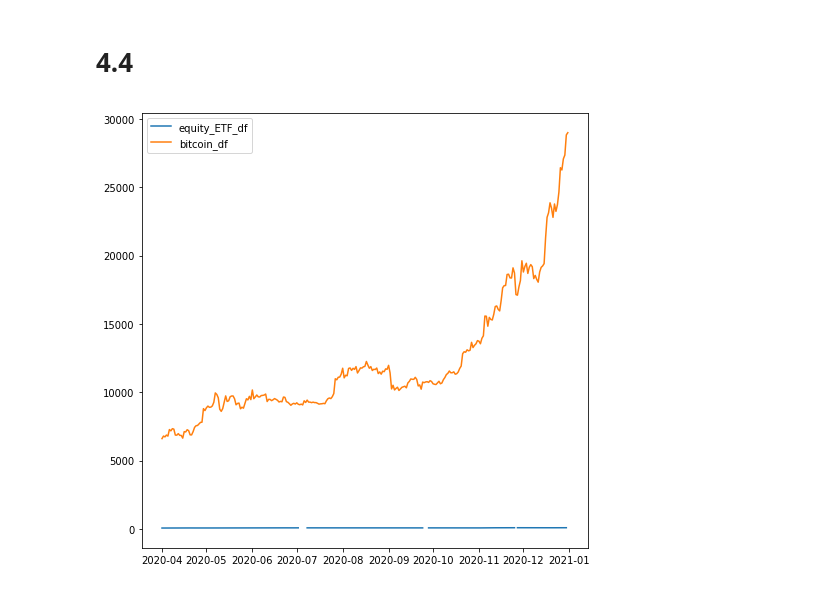
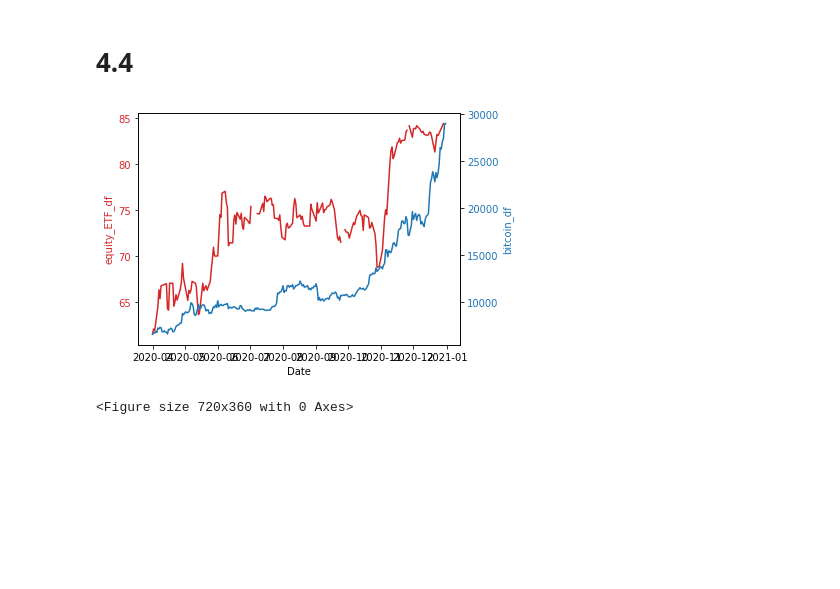
Before and after one commit to fabulouskorex/econometrics-WQU, a Jupyter notebook: korede_submission 2.ipynb, the cells around one changed output. Cells and saved outputs as stored; diff of their text form; code cells hidden in the pictures; blank space fills up the shorter version.

```diff
--- a/korede_submission 2.ipynb
+++ b/korede_submission 2.ipynb
@@ -171,10 +180,27 @@ plt.show()
 # %% [markdown]
 # 4.4
-# %%
-plt.figure(figsize=(8,8))
-plt.plot(equity_ETF_df["Close"],label="equity_ETF_df" )
-plt.plot(bitcoin_df["Close"],label="bitcoin_df" )
-plt.legend()
-plt.show()
-# %% [output]
-[figure, removed]
+# %%
+y1_data = equity_ETF_df["Close"]
+y2_data = bitcoin_df["Close"]
+fig, y1_axis = plt.subplots()
+plt.figure(figsize=(10,5))
+
+y1_color = 'tab:red'
+y2_color = 'tab:blue'
+
+y1_axis.set_xlabel('Date')
+y1_axis.set_ylabel('equity_ETF_df', color=y1_color)
+y1_axis.plot( y1_data, color=y1_color)
+y1_axis.tick_params(axis='y', labelcolor=y1_color)
+y2_axis = y1_axis.twinx()
+
+
+y2_axis.set_ylabel('bitcoin_df', color=y2_color)
+y2_axis.plot( y2_data, color=y2_color)
+y2_axis.tick_params(axis='y', labelcolor=y2_color)
+
+fig.tight_layout()
+plt.show()
+# %% [output]
+[figure, added]
+<Figure size 720x360 with 0 Axes>
```
Also changed, not shown: parts of 4 cells of this notebook.
